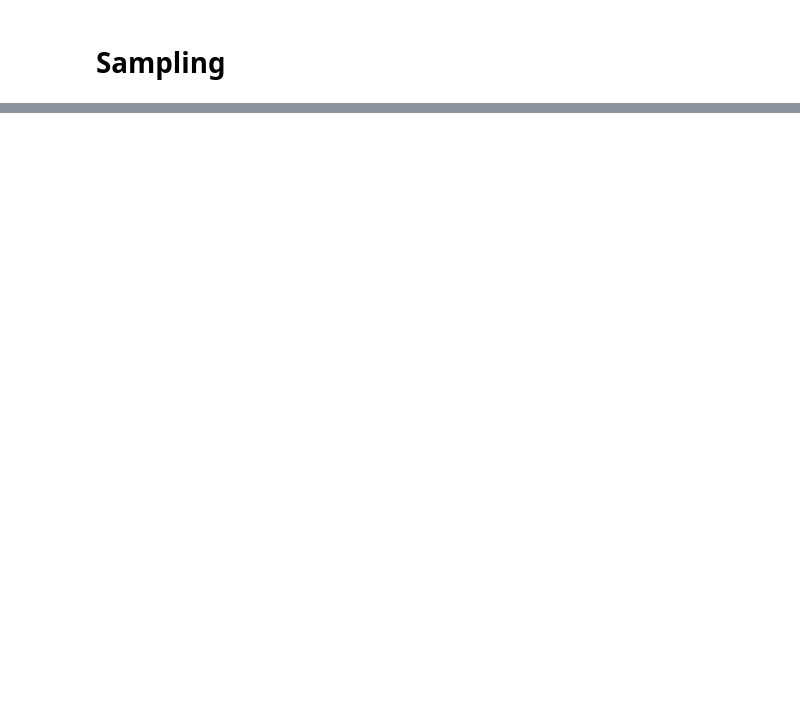
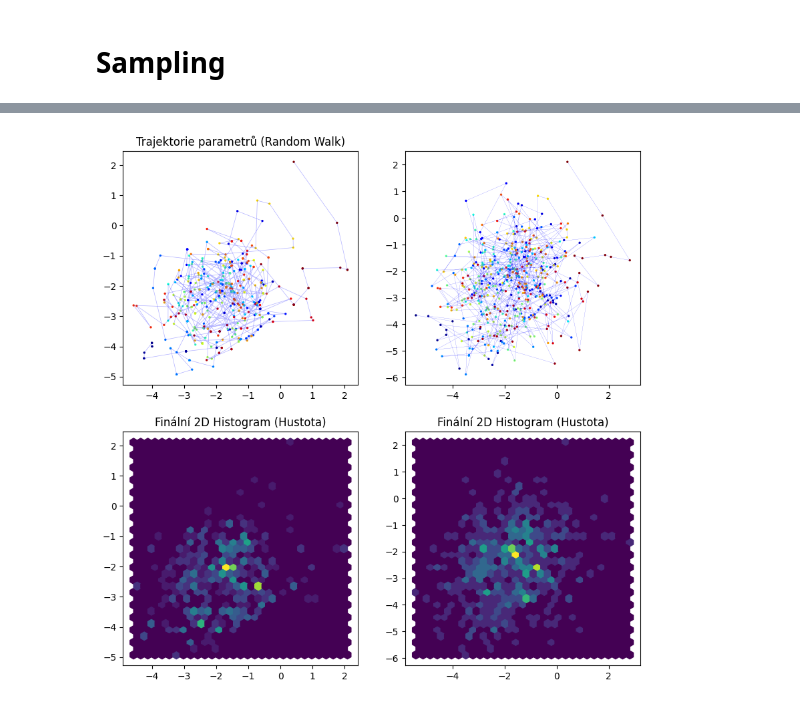
Before and after one commit to SerGor000/DaMaGEbook, a Jupyter notebook: Coding/Cheatsheets/sampling.ipynb, the cells around one changed output, grey strips where cells are left out. Saved outputs shown, nothing was run; the diff lists cells and outputs as text; code cells hidden in the pictures; blank space fills up the shorter version.

```diff
--- a/Coding/Cheatsheets/sampling.ipynb
+++ b/Coding/Cheatsheets/sampling.ipynb
@@ -38,0 +147,47 @@ ax.scatter(x, y, c=y, s=x)
+# %%
+import numpy as np
+import matplotlib.pyplot as plt
+
+def log_target(p): # Bimodální 2D povrch
+    return np.log(2*np.exp(-0.5*np.sum((p-2)**2)) + np.exp(-0.5*np.sum((p+2)**2)))
+
+n_iter = 500
+samples = [np.array([-4.0, -4.0])]
+trajectory = []
+bad_one = []
+for _ in range(n_iter):
+    prop = samples[-1] + np.random.normal(0, 0.8, 2)
+    trajectory.append(prop)
+    if np.log(np.random.rand()) < log_target(prop) - log_target(samples[-1]):
+        samples.append(prop)
+        bad_one.append(prop)
+    else:
+        bad_one.append(prop)
+        samples.append(samples[-1])
+
+s = np.array(samples)
+fig, ax = plt.subplots(2, 2, figsize=(10, 10))
+
+trajectory = np.array(trajectory)
+bad_one = np.array(bad_one)
+
+# Cesta parametrů
+ax[0,0].plot(s[:, 0], s[:, 1], 'b-', alpha=0.3, lw=0.5)
+ax[0,0].scatter(s[:, 0], s[:, 1], c=range(len(s)), cmap='jet', s=2)
+ax[0,0].set_title("Trajektorie parametrů (Random Walk)")
+
+ax[0,1].scatter(bad_one[:, 0], bad_one[:, 1], c=range(len(bad_one)), cmap='jet', s=2)
+ax[0,1].plot(trajectory[:, 0], trajectory[:, 1], 'b-', lw=0.1)
+
+
+# Finální histogram
+ax[1,0].hexbin(s[:, 0], s[:, 1], gridsize=30, cmap='viridis')
+ax[1,0].set_title("Finální 2D Histogram (Hustota)")
+
+
+ax[1,1].hexbin(trajectory[:, 0], trajectory[:, 1], gridsize=30, cmap='viridis')
+ax[1,1].set_title("Finální 2D Histogram (Hustota)")
+
+plt.show()
+# %% [output]
+[figure, added]
```
Also changed, not shown: parts of 10 cells of this notebook, 4 other files.
